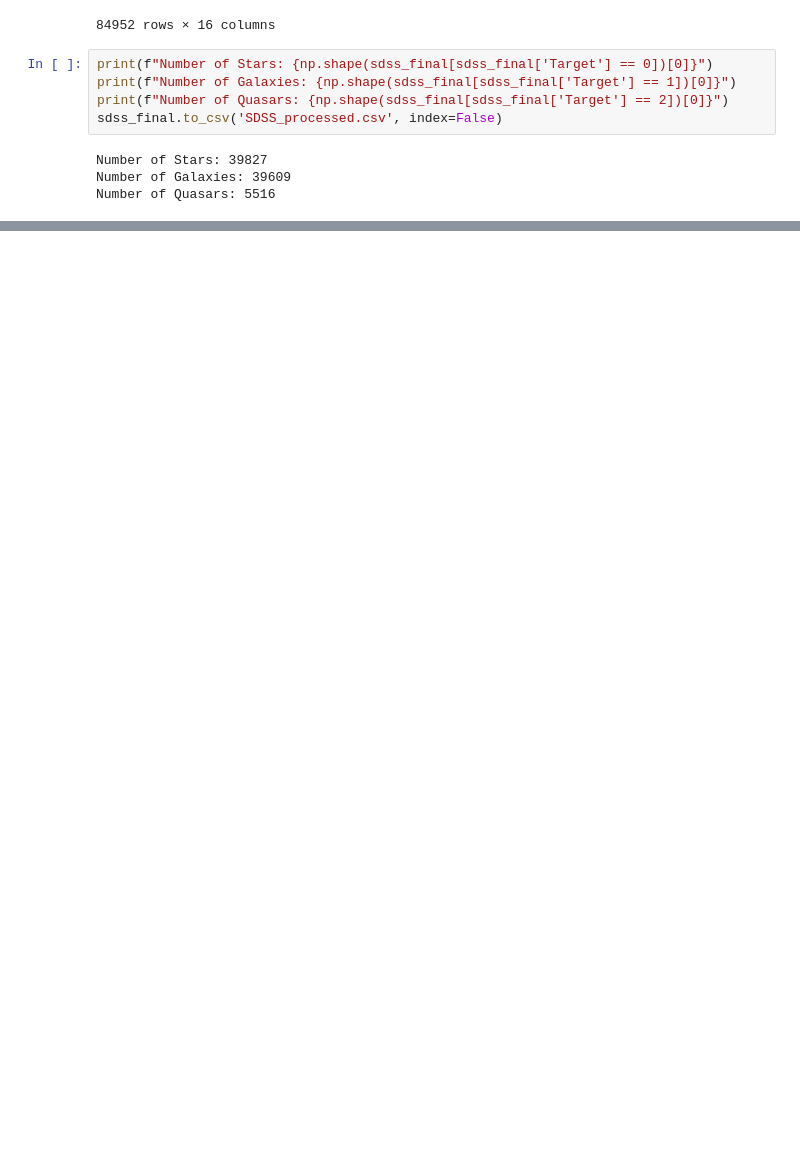
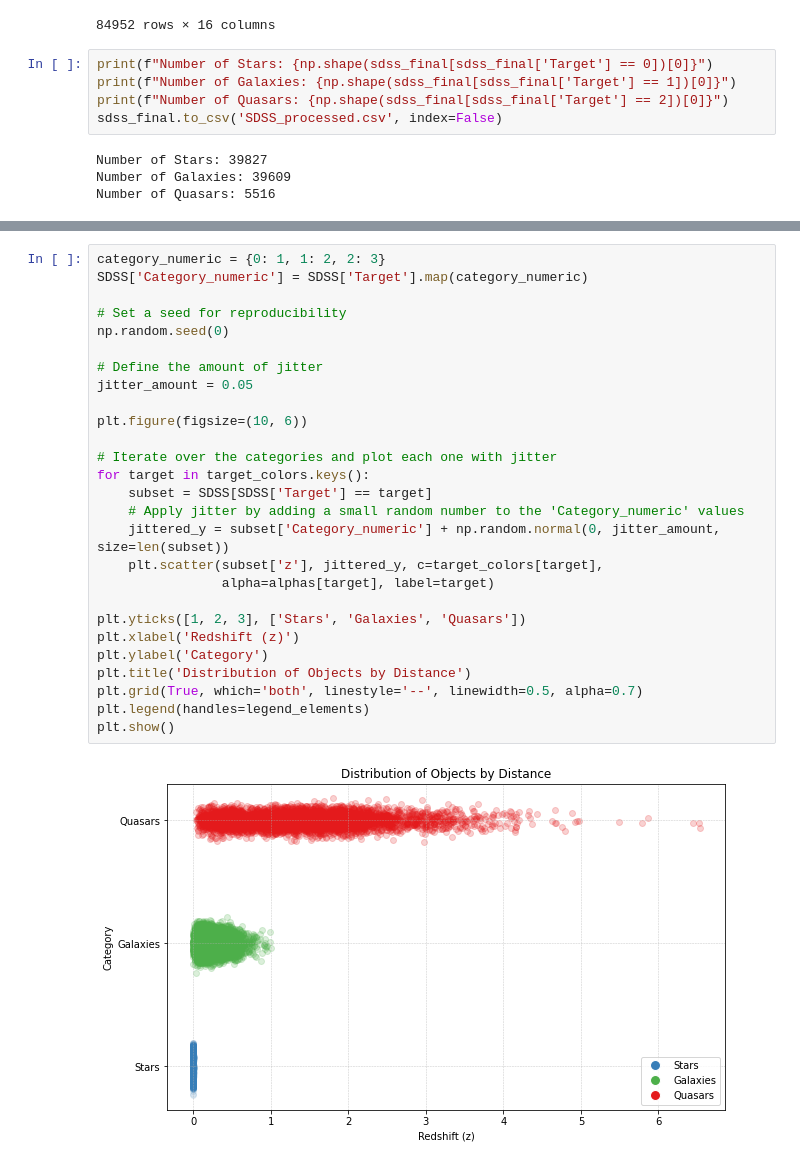
Before and after one commit to Mingxuan-Liu/Star-Type-Classifier, a Jupyter notebook: sdss_cleaning.ipynb, the cells around one changed output, grey strips where cells are left out. Saved outputs shown, nothing was run; the diff lists cells and outputs as text; blank space fills up the shorter version.

```diff
--- a/sdss_cleaning.ipynb
+++ b/sdss_cleaning.ipynb
@@ -185,0 +255,29 @@ Number of Stars: 5516
+# %%
+category_numeric = {0: 1, 1: 2, 2: 3}
+SDSS['Category_numeric'] = SDSS['Target'].map(category_numeric)
+
+# Set a seed for reproducibility
+np.random.seed(0)
+
+# Define the amount of jitter
+jitter_amount = 0.05
+
+plt.figure(figsize=(10, 6))
+
+# Iterate over the categories and plot each one with jitter
+for target in target_colors.keys():
+    subset = SDSS[SDSS['Target'] == target]
+    # Apply jitter by adding a small random number to the 'Category_numeric' values
+    jittered_y = subset['Category_numeric'] + np.random.normal(0, jitter_amount, size=len(subset))
+    plt.scatter(subset['z'], jittered_y, c=target_colors[target],
+                alpha=alphas[target], label=target)
+
+plt.yticks([1, 2, 3], ['Stars', 'Galaxies', 'Quasars'])
+plt.xlabel('Redshift (z)')
+plt.ylabel('Category')
+plt.title('Distribution of Objects by Distance')
+plt.grid(True, which='both', linestyle='--', linewidth=0.5, alpha=0.7)
+plt.legend(handles=legend_elements)
+plt.show()
+# %% [output]
+[figure, added]
```
Also changed, not shown: parts of 5 cells of this notebook.
